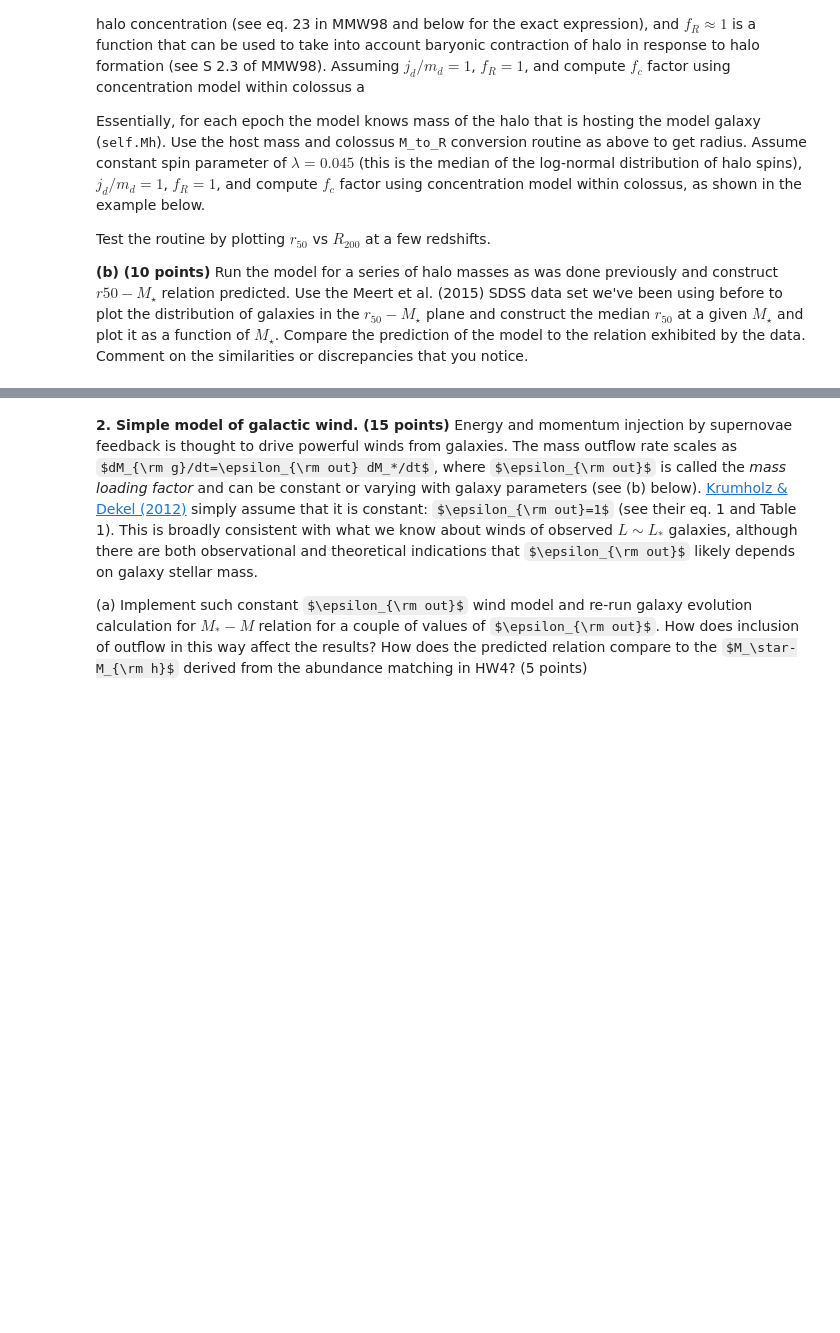
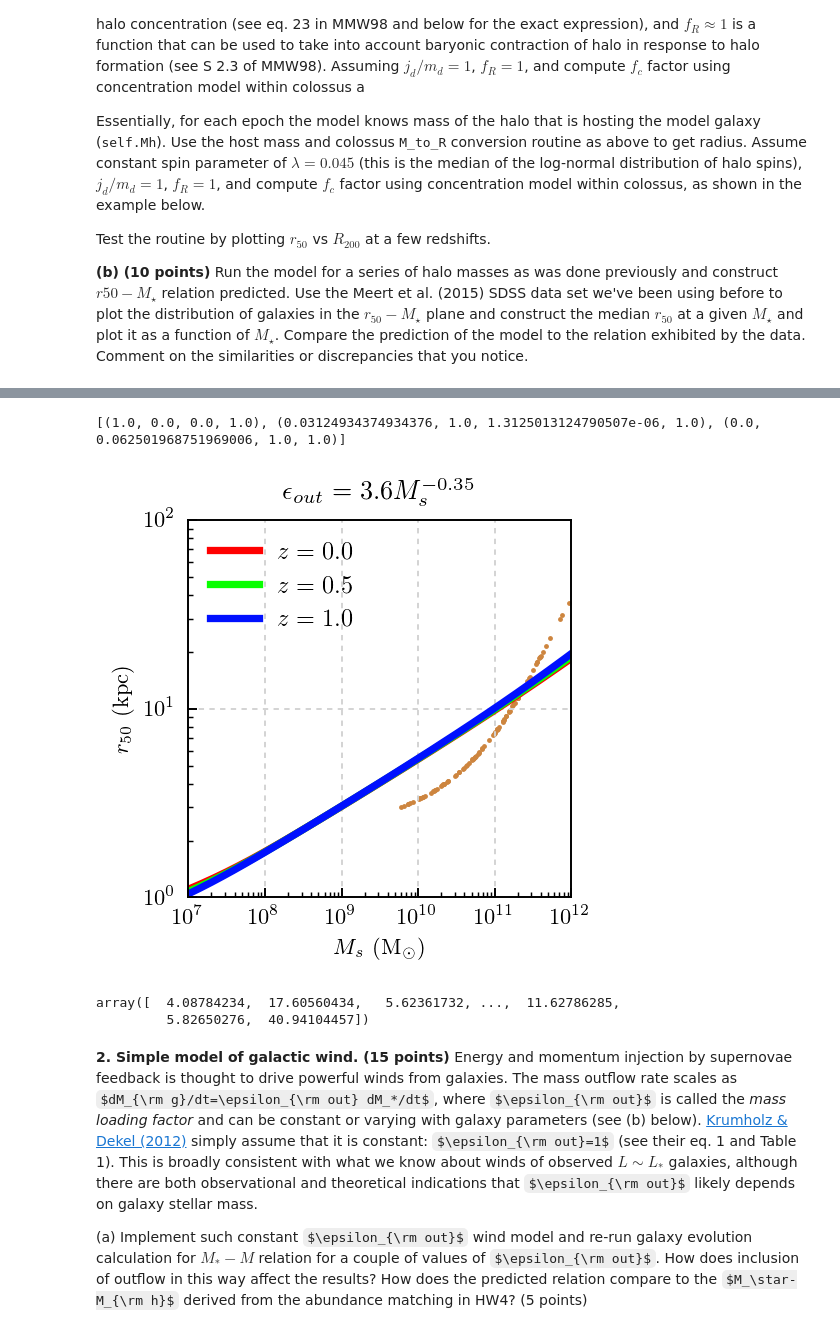
Before and after one commit to tjhoyt/galaxies_hw, a Jupyter notebook: hw5_hoyt_taylor.ipynb, the cells around one changed output, grey strips where cells are left out. Saved outputs shown, nothing was run; the diff lists cells and outputs as text; code cells hidden in the pictures; some formulas as TeX source; blank space fills up the shorter version.

```diff
--- a/hw5_hoyt_taylor.ipynb
+++ b/hw5_hoyt_taylor.ipynb
@@ -69,14 +386,13 @@ M200c = 8.40e+11 (/h Msun); R200c = 153.475 (/h kpc); c200c = 7.627
 # %%
-Mvir = 1.e12; z=1.
 c = concentration(Mvir, 'vir', z, model='diemer15')
+M200c, R200c, c200c = changeMassDefinition(Mvir, c, z, 'vir', '200c')
+
 # see eq. 23 in Mo, Mao & White 1998
-c=10
 fc = 0.5*c*(1.-1./(1.+c)**2-2.*np.log(1.+c)/(1.+c))/(c/(1.+c)-np.log(1.+c))**2
-print "c=%.3f, fc=%.3f"%(c, fc)
 jmlam = 0.045 # (j_d/m_d)*lambda
 md = 0.05
 fR = (jmlam/0.1)**(-0.06+2.71*md+0.0047/jmlam)*(1.-3.*md+5.2*md**2)*(1.-0.019*c+2.5e-4*c*c+0.52/c)
 eta = 1.187/np.sqrt(fc)*jmlam*fR
-print "fR=%.3f"%fR
-print "eta=%.3f"%eta
+testr50 = eta*R200c
+testr50
 # %% [output]
@@ -85,0 +412,9 @@ eta=0.032
+# %%
+R200s = np.zeros_like(Mvir)
+r50s = np.zeros_like(Mvir)
+z = 0.
+for i, M in enumerate(Mvir):
+    R200s[i] = get_R200(M/cosmo.h, z)
+    r50s[i] = get_r50(M/cosmo.h, z, R200s[i])
+    if i % 10000 == 0:
+        print(i)
@@ -86,3 +441,57 @@ eta=0.032
+# %%
+#
+# plot
+#
+
+f, ax = plt.subplots(figsize = (3,3))
+plot_pretty()
+ax.set_xlabel(r'$M_s\ \rm (M_\odot)$')
+ax.set_ylabel(r'$r_{50}\ \rm (kpc)$')
+ax.set_xscale('log')
+ax.set_yscale('log')
+
+# Plot Meert data
+ax.scatter(Mstar[:100], r50s[:100], color = 'peru', s = 1.)
+
+zplots = np.linspace(0., 1., 3)
+# colors a la Feldmann for easier comparison
+zcolors = np.array(plot_tools.get_cmap(zplots))
+for i, zplot in enumerate(zplots):
+    Mhz = 10.**lMhi(np.log10(1.0+zplot),lMh)
+    Msz = 10.**lMsi(np.log10(1.0+zplot),lMh)
+    r50z = r50i(np.log10(1.0+zplot),lMh)
+    R200z = R200i(np.log10(1.0+zplot),lMh)
+    ### take care of numerical errors when calculating Ms for high Mh
+    for j, e in enumerate(Msz):
+        stop = -1
+        if j > 0:
+            if e <= Msz[j - 1]:
+                print('{0} < {1}'.format(e, Msz[j-1]))
+                stop = np.where(Msz == e)[0]
+                print(stop)
+                break
+    Msz = Msz[:stop]
+    Mhz = Mhz[:stop]
+    r50z = r50z[:stop]
+    R200z = R200z[:stop]
+    print('')
+    ax.plot(Msz, r50z, c=zcolors[i], lw=3.0, label=r'$z=%1.1f$'%zplot)
+
+ax.legend(frameon=False,loc='upper left', fontsize=10)
+ax.grid(linestyle='dotted', c='lightgray')
+ax.set_title(r'\( \epsilon_{{out}} = 3.6M_s^{{-0.35}} \)')
+ax.set_xlim([1.e7, 1.e12])
+ax.set_ylim([1., 100.])
+f.tight_layout()
+f.show()
+# %% [output]
+[(1.0, 0.0, 0.0, 1.0), (0.03124934374934376, 1.0, 1.3125013124790507e-06, 1.0), (0.0, 0.062501968751969006, 1.0, 1.0)]
+[figure, added]
+# %%
+plt.plot(Mstar, )
+# %% [output]
+array([  4.08784234,  17.60560434,   5.62361732, ...,  11.62786285,
+         5.82650276,  40.94104457])
 # %% [markdown]
 <b>2. Simple model of galactic wind. (15 points)</b> Energy and momentum injection by supernovae feedback is thought to drive powerful winds from galaxies. The mass outflow rate scales as $dM_{\rm g}/dt=\epsilon_{\rm out} dM_*/dt$, where $\epsilon_{\rm out}$ is called the <i>mass loading factor</i> and can be constant or varying with galaxy parameters (see (b) below). <a href="http://adsabs.harvard.edu/abs/2012ApJ...753...16K">Krumholz & Dekel (2012)</a>  simply assume that it is constant: $\epsilon_{\rm out}=1$ (see their eq. 1 and Table 1). This is broadly consistent with what we know about winds of observed $L\sim L_*$ galaxies, although there are both observational and theoretical indications that $\epsilon_{\rm out}$ likely depends on galaxy stellar mass.
 
```
Also changed, not shown: parts of 14 cells of this notebook.
